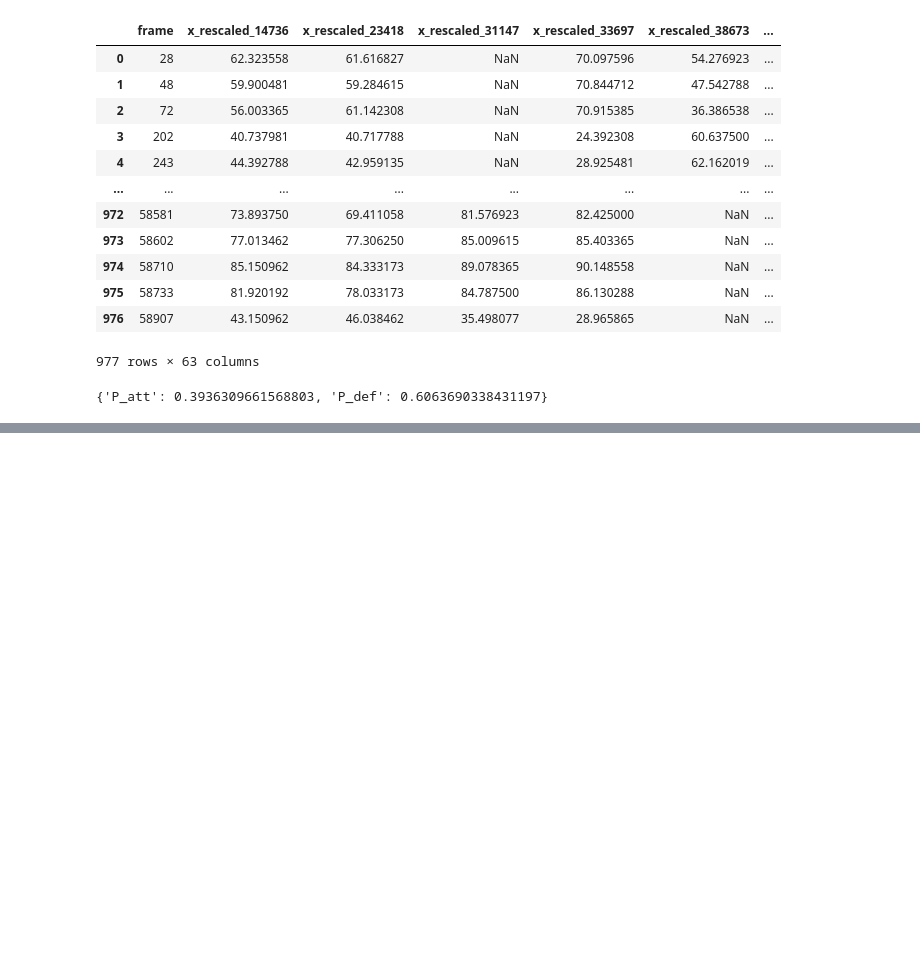
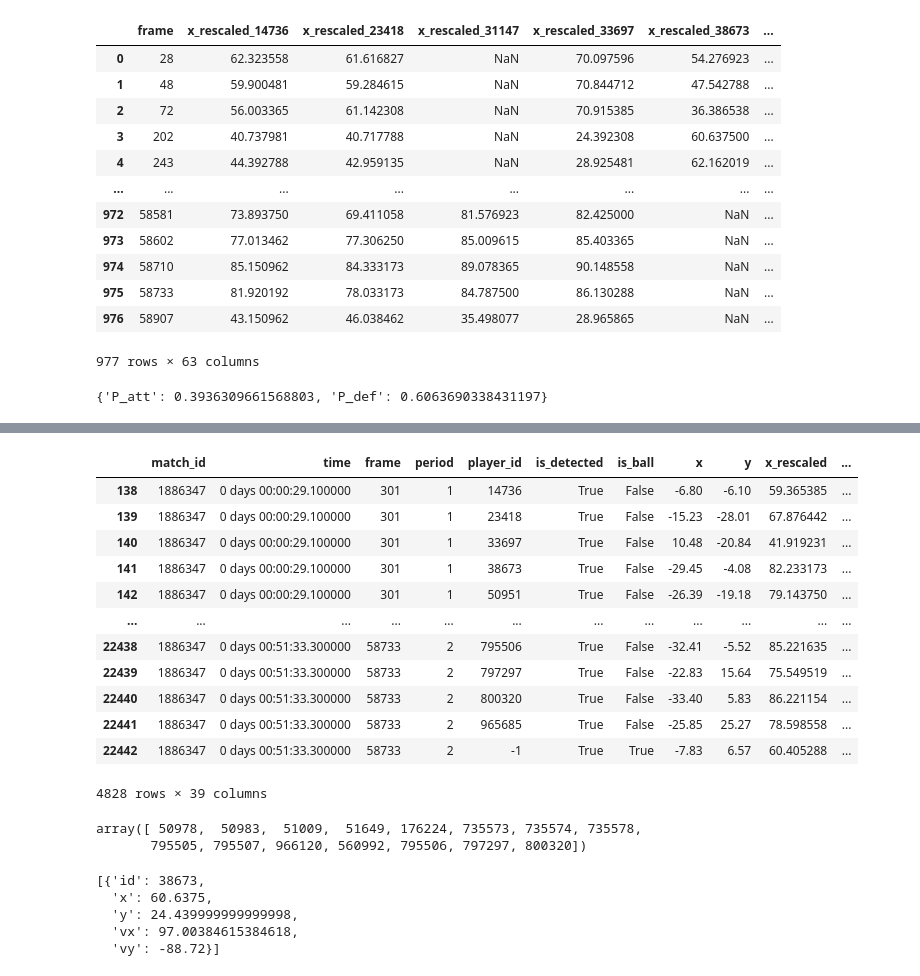
Before and after one commit to TustiWutsi/player_pitch_control_clustering, a Jupyter notebook: data_prep_analytics_cup.ipynb, the cells around one changed output, grey strips where cells are left out. Saved outputs shown, nothing was run; the diff lists cells and outputs as text; code cells hidden in the pictures; blank space fills up the shorter version.

```diff
--- a/data_prep_analytics_cup.ipynb
+++ b/data_prep_analytics_cup.ipynb
@@ -990,0 +1179,21 @@ def get_players_state(tracking, frame, players):
+# %%
+df_normed[df_normed.team_out_of_possession_phase_type == 'low_block']
+# %% [output]
+|  | match_id | time | frame | period | player_id | is_detected | is_ball | x | y | x_rescaled | ... |
+| 138 | 1886347 | 0 days 00:00:29.100000 | 301 | 1 | 14736 | True | False | -6.80 | -6.10 | 59.365385 | ... |
+| 139 | 1886347 | 0 days 00:00:29.100000 | 301 | 1 | 23418 | True | False | -15.23 | -28.01 | 67.876442 | ... |
+| 140 | 1886347 | 0 days 00:00:29.100000 | 301 | 1 | 33697 | True | False | 10.48 | -20.84 | 41.919231 | ... |
+| 141 | 1886347 | 0 days 00:00:29.100000 | 301 | 1 | 38673 | True | False | -29.45 | -4.08 | 82.233173 | ... |
+| 142 | 1886347 | 0 days 00:00:29.100000 | 301 | 1 | 50951 | True | False | -26.39 | -19.18 | 79.143750 | ... |
+| ... | ... | ... | ... | ... | ... | ... | ... | ... | ... | ... | ... |
+| 22438 | 1886347 | 0 days 00:51:33.300000 | 58733 | 2 | 795506 | True | False | -32.41 | -5.52 | 85.221635 | ... |
+| 22439 | 1886347 | 0 days 00:51:33.300000 | 58733 | 2 | 797297 | True | False | -22.83 | 15.64 | 75.549519 | ... |
+| 22440 | 1886347 | 0 days 00:51:33.300000 | 58733 | 2 | 800320 | True | False | -33.40 | 5.83 | 86.221154 | ... |
+| 22441 | 1886347 | 0 days 00:51:33.300000 | 58733 | 2 | 965685 | True | False | -25.85 | 25.27 | 78.598558 | ... |
+| 22442 | 1886347 | 0 days 00:51:33.300000 | 58733 | 2 | -1 | True | True | -7.83 | 6.57 | 60.405288 | ... |
+4828 rows × 39 columns
+# %%
+away_players
+# %% [output]
+array([ 50978,  50983,  51009,  51649, 176224, 735573, 735574, 735578,
+       795505, 795507, 966120, 560992, 795506, 797297, 800320])
@@ -990,0 +1202,8 @@ def get_players_state(tracking, frame, players):
+# %%
+att_players
+# %% [output]
+[{'id': 38673,
+  'x': 60.6375,
+  'y': 24.439999999999998,
+  'vx': 97.00384615384618,
+  'vy': -88.72}]
```
Also changed, not shown: parts of 18 cells of this notebook, 2 other files.
